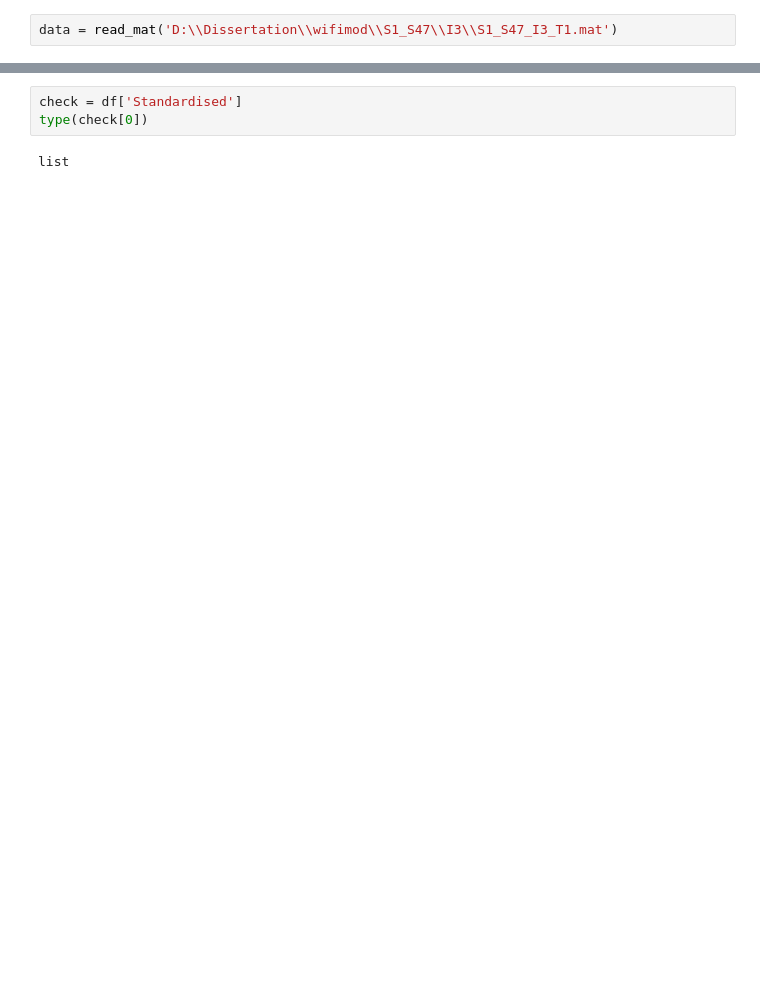
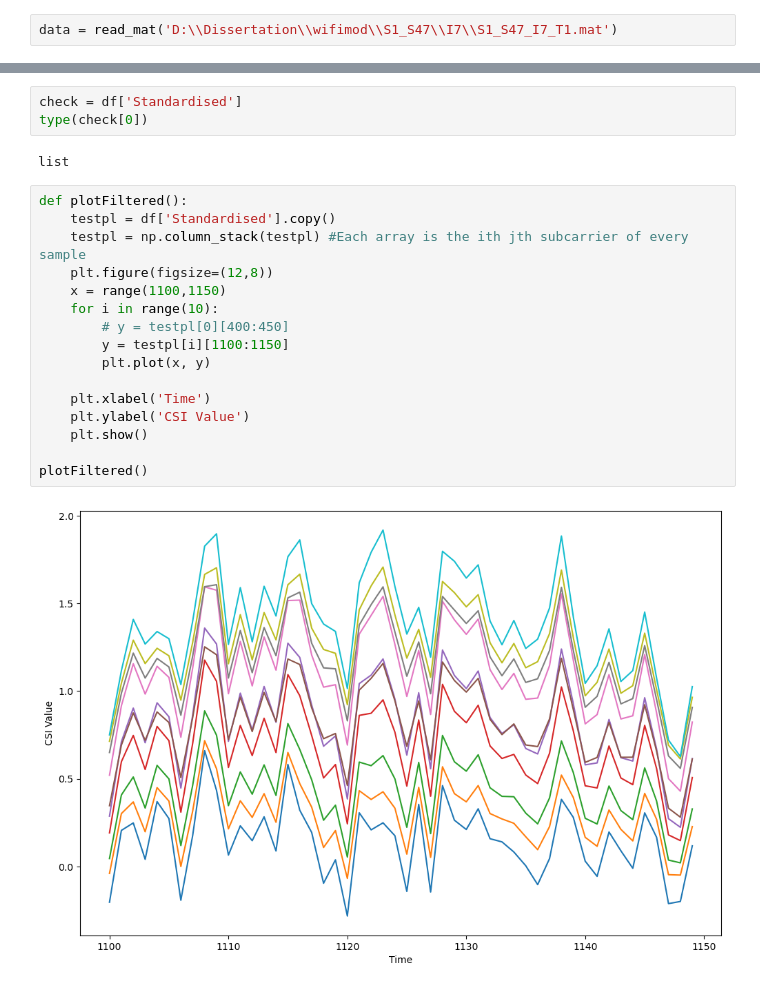
Before and after one commit to AloraTab/aat2000, a Jupyter notebook: TestingArea.ipynb, the cells around one changed output, grey strips where cells are left out. Saved outputs shown, nothing was run; the diff lists cells and outputs as text; blank space fills up the shorter version.

```diff
--- a/TestingArea.ipynb
+++ b/TestingArea.ipynb
@@ -13,5 +12,5 @@ Note: you may need to restart the kernel to use updated packages.
 # %%
-data = read_mat('D:\\Dissertation\\wifimod\\S1_S47\\I3\\S1_S47_I3_T1.mat')
+data = read_mat('D:\\Dissertation\\wifimod\\S1_S47\\I7\\S1_S47_I7_T1.mat')
 # %%
 data.keys()
 # %% [output]
@@ -103,4 +101,22 @@ check = df['Standardised']
 type(check[0])
 # %% [output]
 list
+# %%
+def plotFiltered():
+    testpl = df['Standardised'].copy()
+    testpl = np.column_stack(testpl) #Each array is the ith jth subcarrier of every sample
+    plt.figure(figsize=(12,8))
+    x = range(1100,1150)
+    for i in range(10):
+        # y = testpl[0][400:450]
+        y = testpl[i][1100:1150]
+        plt.plot(x, y)
+
+    plt.xlabel('Time')
+    plt.ylabel('CSI Value')
+    plt.show()
+
+plotFiltered()
+# %% [output]
+[figure, added]
 # %%
```
Also changed, not shown: parts of 8 cells of this notebook, 1 other file.
